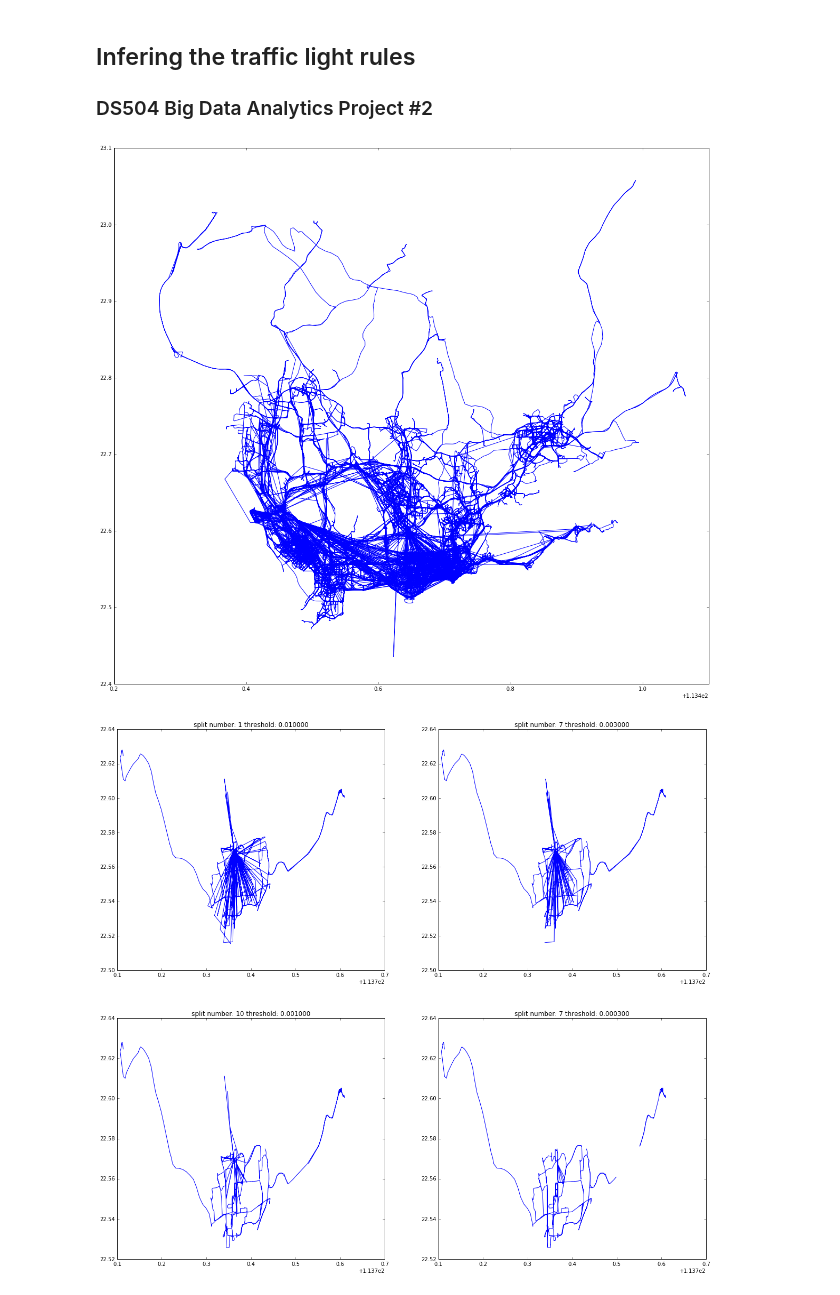
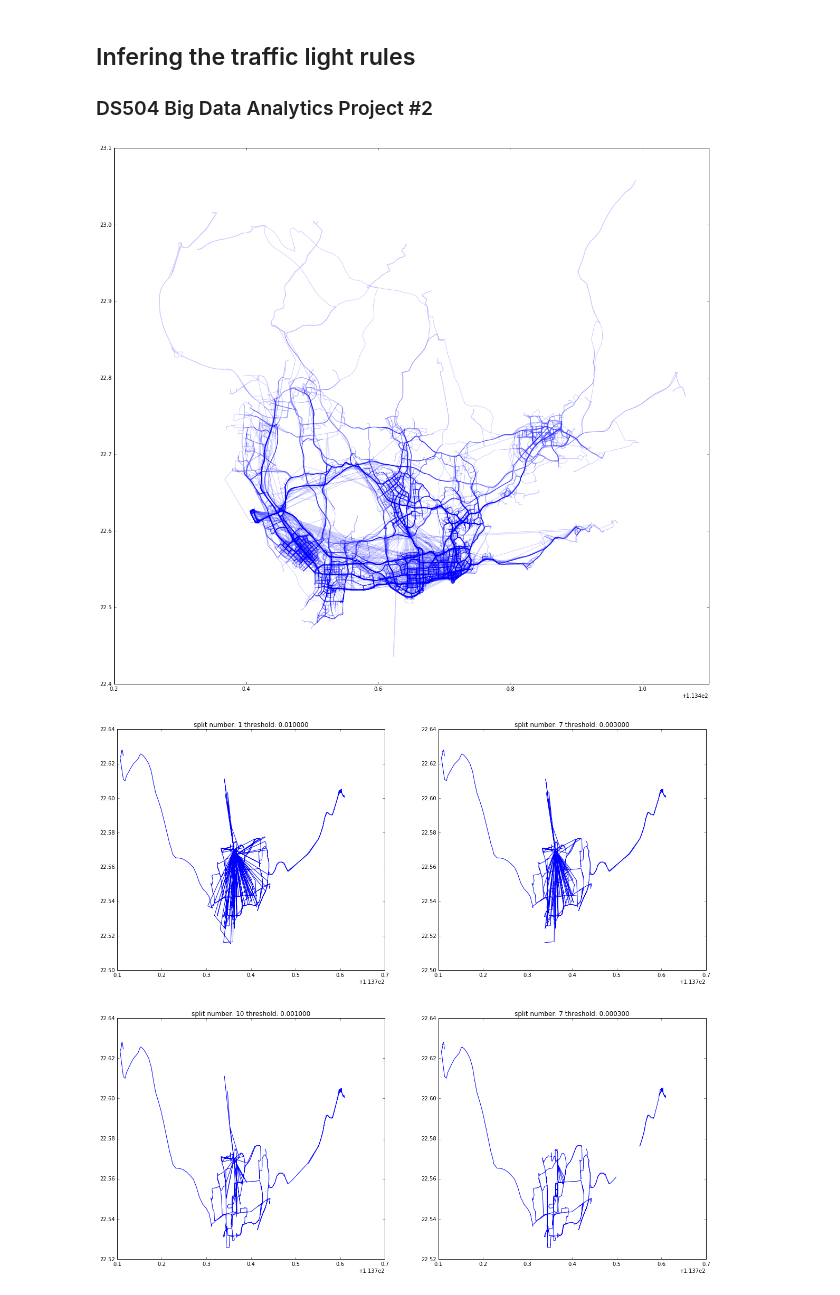
Before and after one commit to 1nfo/TLRI, a Jupyter notebook: Exploring_2.ipynb, the cells around one changed output. Cells and saved outputs as stored; diff of their text form; code cells hidden in the pictures.

```diff
--- a/Exploring_2.ipynb
+++ b/Exploring_2.ipynb
@@ -12,8 +12,8 @@ import os
 TRAJ_DIR = "./data/Trajectories/"
 tids = os.listdir(TRAJ_DIR)
 
-def plotTraj(df):
-    plt.plot(np.array(df[2]),np.array(df[3]),color='b')
+def plotTraj(df,alp=1):
+    plt.plot(np.array(df[2]),np.array(df[3]),color='b',alpha=alp)
 
 def spliTraj(df,threshold,isplot):
     curr, last = None, None
@@ -31,7 +31,7 @@ def spliTraj(df,threshold,isplot):
     for i in xrange(1,len(split)):
         splited=df.iloc[split[i-1]:split[i],:]
         if splited.shape[0]>5:
-            if isplot: plotTraj(splited)
+            if isplot: plotTraj(splited,isplot)
             ret.append(splited)
     return ret
 
@@ -42,23 +42,23 @@ def readTraj(tid,isSplit=False,threshold=.0003,isplot=False):
         data = []
         for i in f:
             tmp = i.strip().split(",")
-            range_conditions = float(tmp[3])>23.1 or float(tmp[3])<22.4
+            range_conditions=(float(tmp[3])>23.1 or float(tmp[3])<22.4)and(float(tmp[2])>113.6 or float(tmp[2])<114.6)
             if range_conditions:
                 return []
             data.append([int(tmp[0]),tmp[1],float(tmp[2]),float(tmp[3])])
     df=DataFrame(data).sort_values(by=1)
     if not isSplit:
-        if isplot:plotTraj(df)
+        if isplot:plotTraj(df,isplot)
         return df
     dfs+=spliTraj(df,threshold,isplot)
     return dfs
 # %%
 plt.figure(figsize=(20,18))
 N=100
 for i in xrange(N):
-    readTraj(tids[i],isplot=True)
+    readTraj(tids[i],isplot=.2)
 # %% [output]
-[figure, old version]
+[figure, new version]
 # %%
 fig = plt.figure(figsize=(20,18))
 threshold = [.01,.003,.001,.0003]
```
Also changed, not shown: parts of 5 cells of this notebook, 4 other files.
